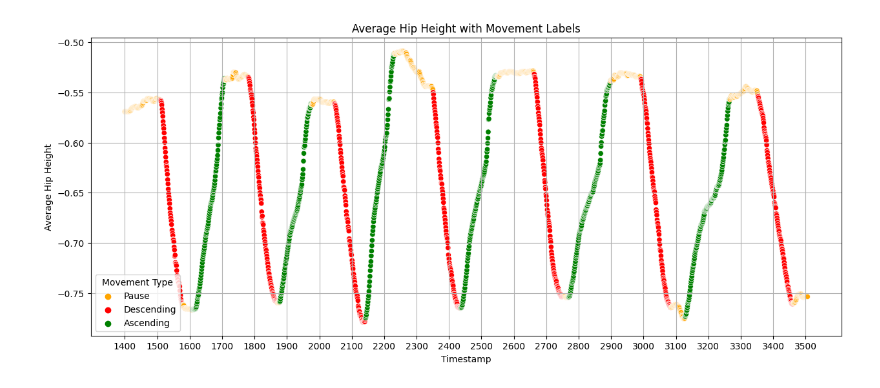
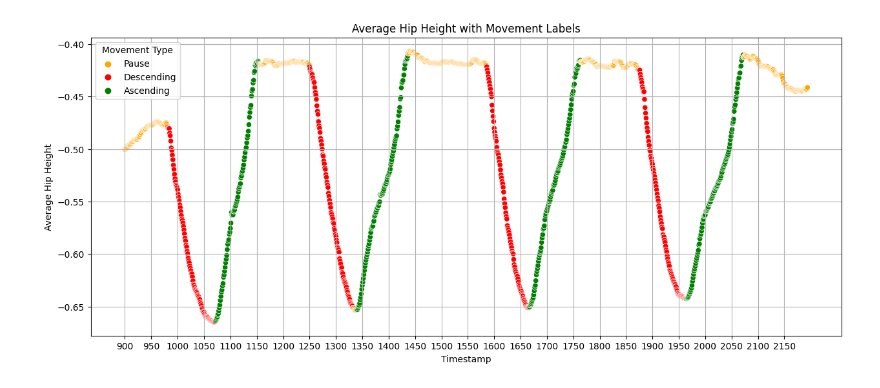
Before and after one commit to jonasgwozdz/Squatify, a Jupyter notebook: lables_and_plots.ipynb, the cells around one changed output. Saved outputs shown, nothing was run; the diff lists cells and outputs as text; code cells hidden in the pictures.

```diff
--- a/lables_and_plots.ipynb
+++ b/lables_and_plots.ipynb
@@ -63,7 +63,7 @@ import seaborn as sns
 import numpy as np
 
 # Usage
-csv_file_path = 'tracking_data/Tracking_video08_labled.csv'  # Replace with your CSV file path
+csv_file_path = 'tracking_data/Tracking_video06_labled.csv'  # Replace with your CSV file path
 ignore_start = 0# Number of frames to ignore at the start
 ignore_end = 0  # Number of frames to ignore at the end
 
@@ -72,35 +72,35 @@ def plot_movement_data(csv_file_path, ignore_start=0, ignore_end=0):
     data = pd.read_csv(csv_file_path, delimiter=',')
 
     # Ignore specified amount of frames at the beginning and/or end
     data = data[ignore_start:-ignore_end or None]
 
     # Calculate the average hip height
     data['Average_Hip_Height'] = (data['Left hip_y'] + data['Right hip_y']) / 2
 
     # Define custom color mapping for movement types
     custom_color_mapping = {'Pause': 'orange', 'Ascending': 'green', 'Descending': 'red', 'Transition': 'yellow', 'Unknown': 'grey'}
 
     # Plotting the data
     plt.figure(figsize=(15, 6))
     sns.scatterplot(x=data['Timestamp'], y=-data['Average_Hip_Height'],
                     hue=data['Label'], palette=custom_color_mapping)
 
     plt.title('Average Hip Height with Movement Labels')
     plt.xlabel('Timestamp')
     plt.ylabel('Average Hip Height')
     plt.legend(title='Movement Type')
 
     # Increase the number of x-axis ticks for better granularity
-    plt.xticks(np.arange(min(data['Timestamp']), max(data['Timestamp'])+1, 100.0))
+    plt.xticks(np.arange(min(data['Timestamp']), max(data['Timestamp'])+1, 50.0))
 
     # Add grid for better visualization
     plt.grid(True)
 
     plt.show()
 
 plot_movement_data(csv_file_path, ignore_start, ignore_end)
 # %% [output]
-[figure, old version]
+[figure, new version]
 # %%
 #remove unneeded Frames
 def remove_ignored_frames(csv_file_path, ignore_start=0, ignore_end=0):
```
Also changed, not shown: 10 other files.
